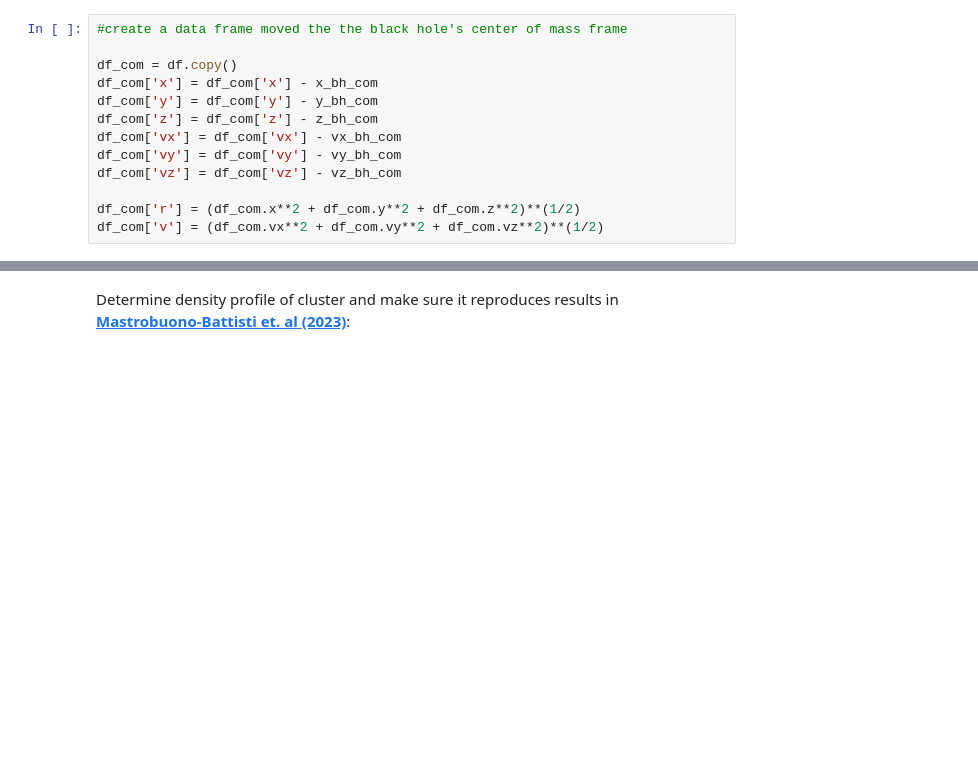
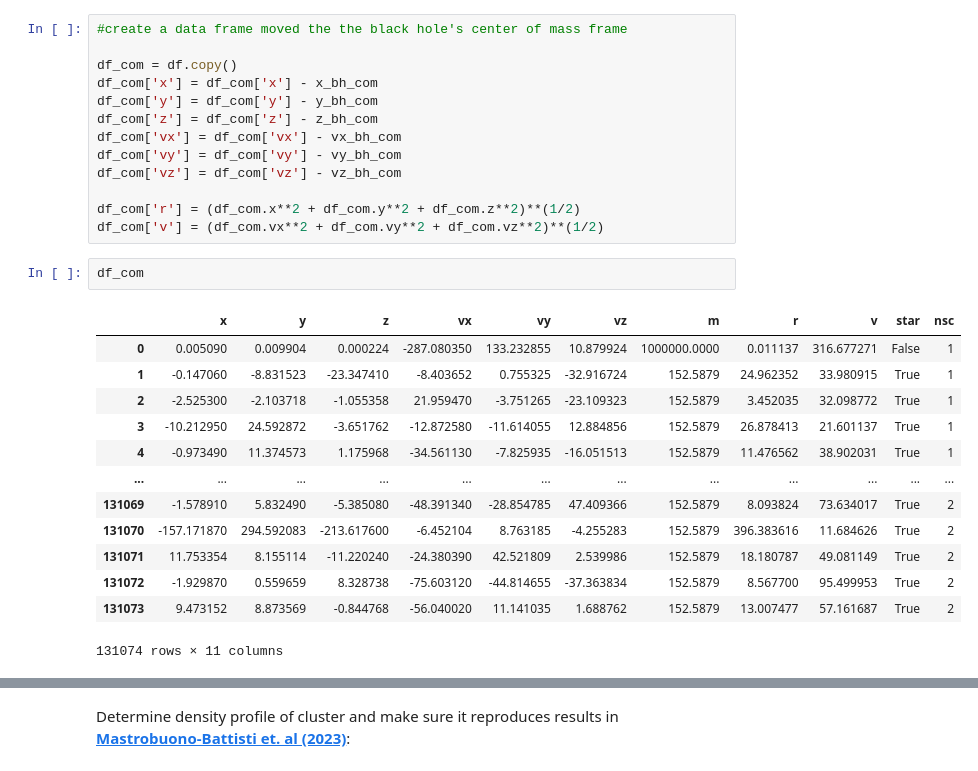
Before and after one commit to janeisbright/Research_Data_Foundations_Final_Project, a Jupyter notebook: NSC_statistical_analysis.ipynb, the cells around one changed output, grey strips where cells are left out. Drawn from its saved outputs; the diff is of its cells as text; blank space fills up the shorter version.

```diff
--- a/NSC_statistical_analysis.ipynb
+++ b/NSC_statistical_analysis.ipynb
@@ -152,6 +152,22 @@ df_com['vz'] = df_com['vz'] - vz_bh_com
 
 df_com['r'] = (df_com.x**2 + df_com.y**2 + df_com.z**2)**(1/2)
 df_com['v'] = (df_com.vx**2 + df_com.vy**2 + df_com.vz**2)**(1/2)
+# %%
+df_com
+# %% [output]
+|  | x | y | z | vx | vy | vz | m | r | v | star | nsc |
+| 0 | 0.005090 | 0.009904 | 0.000224 | -287.080350 | 133.232855 | 10.879924 | 1000000.0000 | 0.011137 | 316.677271 | False | 1 |
+| 1 | -0.147060 | -8.831523 | -23.347410 | -8.403652 | 0.755325 | -32.916724 | 152.5879 | 24.962352 | 33.980915 | True | 1 |
+| 2 | -2.525300 | -2.103718 | -1.055358 | 21.959470 | -3.751265 | -23.109323 | 152.5879 | 3.452035 | 32.098772 | True | 1 |
+| 3 | -10.212950 | 24.592872 | -3.651762 | -12.872580 | -11.614055 | 12.884856 | 152.5879 | 26.878413 | 21.601137 | True | 1 |
+| 4 | -0.973490 | 11.374573 | 1.175968 | -34.561130 | -7.825935 | -16.051513 | 152.5879 | 11.476562 | 38.902031 | True | 1 |
+| ... | ... | ... | ... | ... | ... | ... | ... | ... | ... | ... | ... |
+| 131069 | -1.578910 | 5.832490 | -5.385080 | -48.391340 | -28.854785 | 47.409366 | 152.5879 | 8.093824 | 73.634017 | True | 2 |
+| 131070 | -157.171870 | 294.592083 | -213.617600 | -6.452104 | 8.763185 | -4.255283 | 152.5879 | 396.383616 | 11.684626 | True | 2 |
+| 131071 | 11.753354 | 8.155114 | -11.220240 | -24.380390 | 42.521809 | 2.539986 | 152.5879 | 18.180787 | 49.081149 | True | 2 |
+| 131072 | -1.929870 | 0.559659 | 8.328738 | -75.603120 | -44.814655 | -37.363834 | 152.5879 | 8.567700 | 95.499953 | True | 2 |
+| 131073 | 9.473152 | 8.873569 | -0.844768 | -56.040020 | 11.141035 | 1.688762 | 152.5879 | 13.007477 | 57.161687 | True | 2 |
+131074 rows × 11 columns
 # %%
 #new corner plot with com data
 #note that median has been removed in range definition
```
Also changed, not shown: parts of 10 cells of this notebook, 3 other files.
